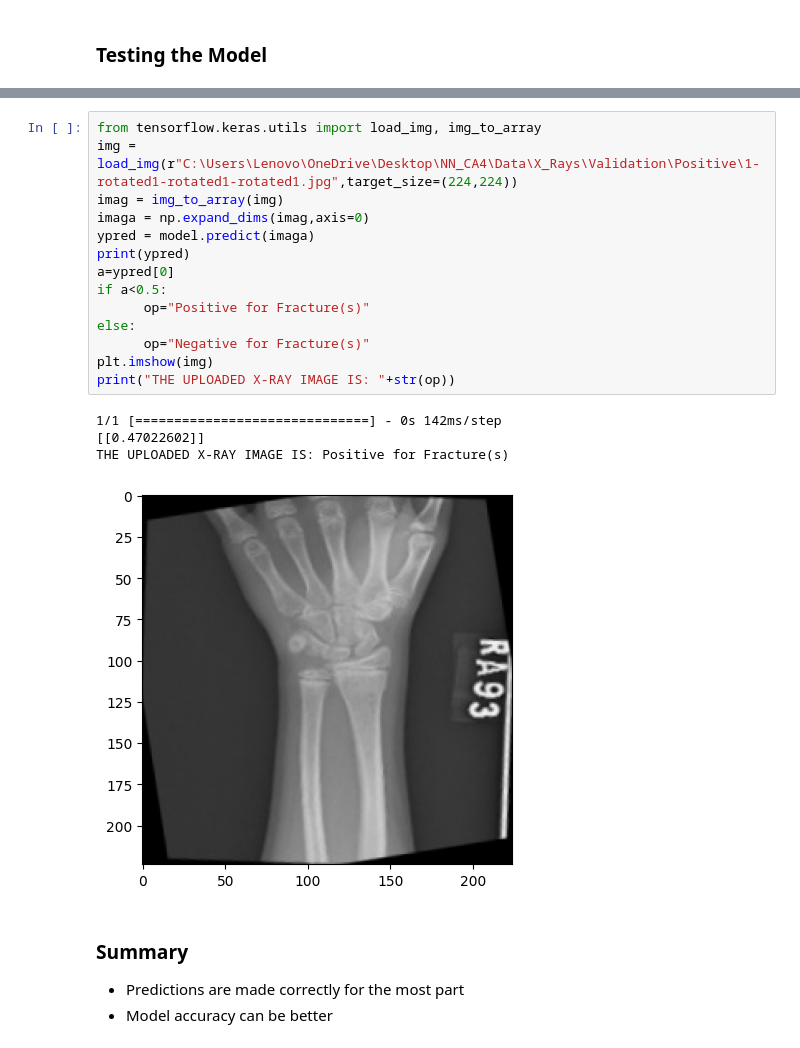
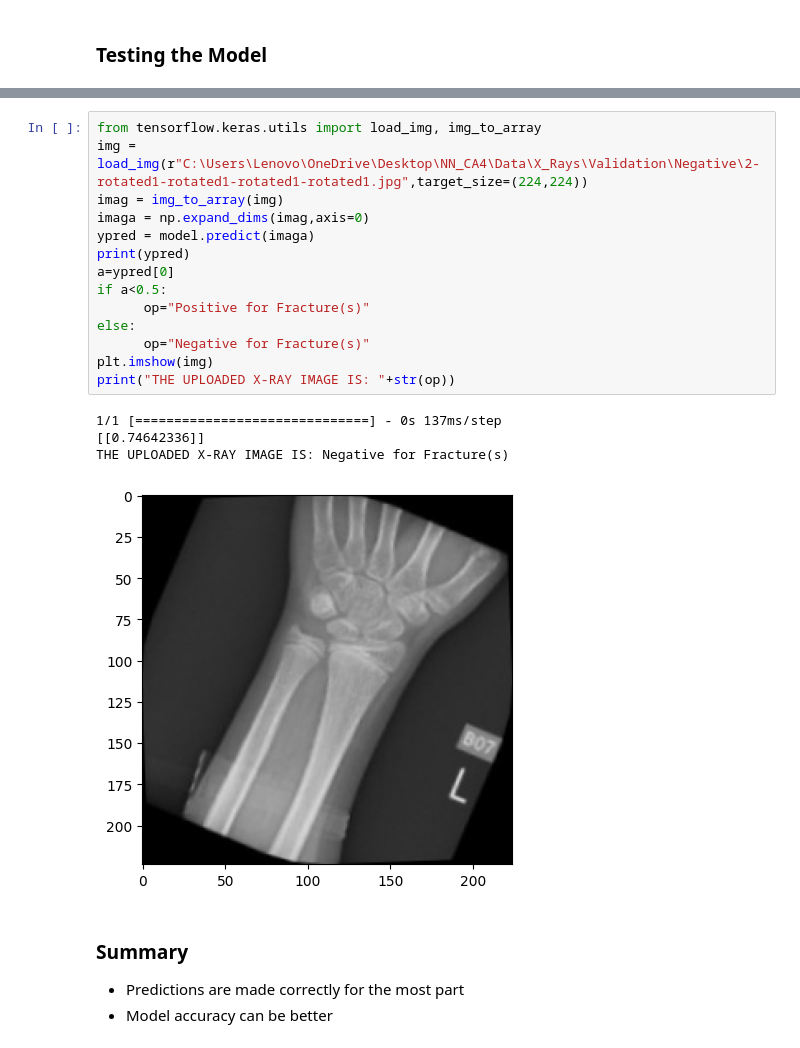
Before and after one commit to devzycon/Bone-Fracture-Dectector, a Jupyter notebook: BFD.ipynb, the cells around one changed output, grey strips where cells are left out. Saved outputs shown, nothing was run; the diff lists cells and outputs as text.

```diff
--- a/BFD.ipynb
+++ b/BFD.ipynb
@@ -165,23 +165,23 @@ THE UPLOADED X-RAY IMAGE IS: Negative for Fracture(s)
 [figure]
 # %%
 from tensorflow.keras.utils import load_img, img_to_array
-img = load_img(r"C:\Users\Lenovo\OneDrive\Desktop\NN_CA4\Data\X_Rays\Validation\Positive\1-rotated1-rotated1-rotated1.jpg",target_size=(224,224))
+img = load_img(r"C:\Users\Lenovo\OneDrive\Desktop\NN_CA4\Data\X_Rays\Validation\Negative\2-rotated1-rotated1-rotated1-rotated1.jpg",target_size=(224,224))
 imag = img_to_array(img)
 imaga = np.expand_dims(imag,axis=0)
 ypred = model.predict(imaga)
 print(ypred)
 a=ypred[0]
 if a<0.5:
       op="Positive for Fracture(s)"
 else:
       op="Negative for Fracture(s)"
 plt.imshow(img)
 print("THE UPLOADED X-RAY IMAGE IS: "+str(op))
 # %% [output]
-1/1 [==============================] - 0s 142ms/step
-[[0.47022602]]
-THE UPLOADED X-RAY IMAGE IS: Positive for Fracture(s)
+1/1 [==============================] - 0s 137ms/step
+[[0.74642336]]
+THE UPLOADED X-RAY IMAGE IS: Negative for Fracture(s)
-[figure, old version]
+[figure, new version]
 # %% [markdown]
 ### Summary
 - Predictions are made correctly for the most part
```
Also changed, not shown: parts of 5 cells of this notebook, 1 other file.
